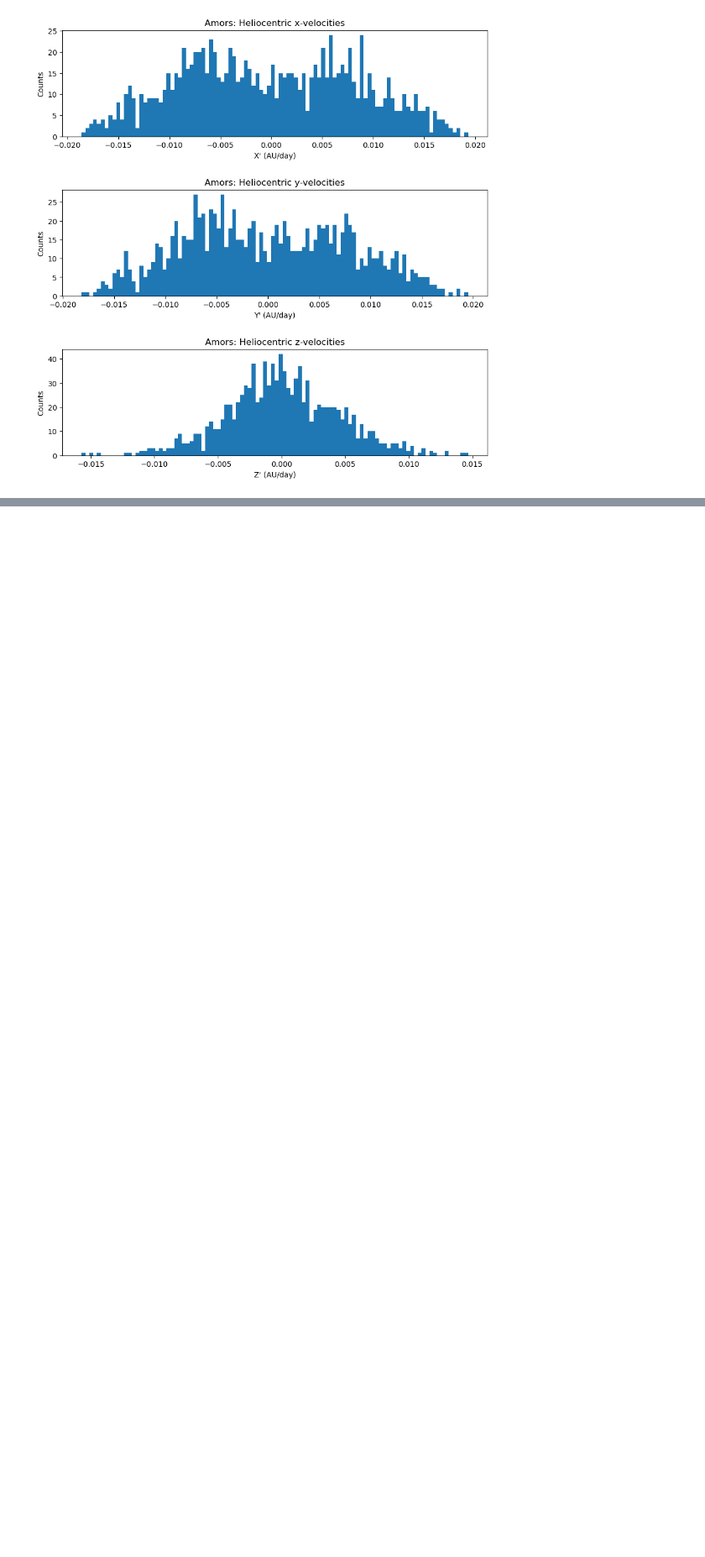
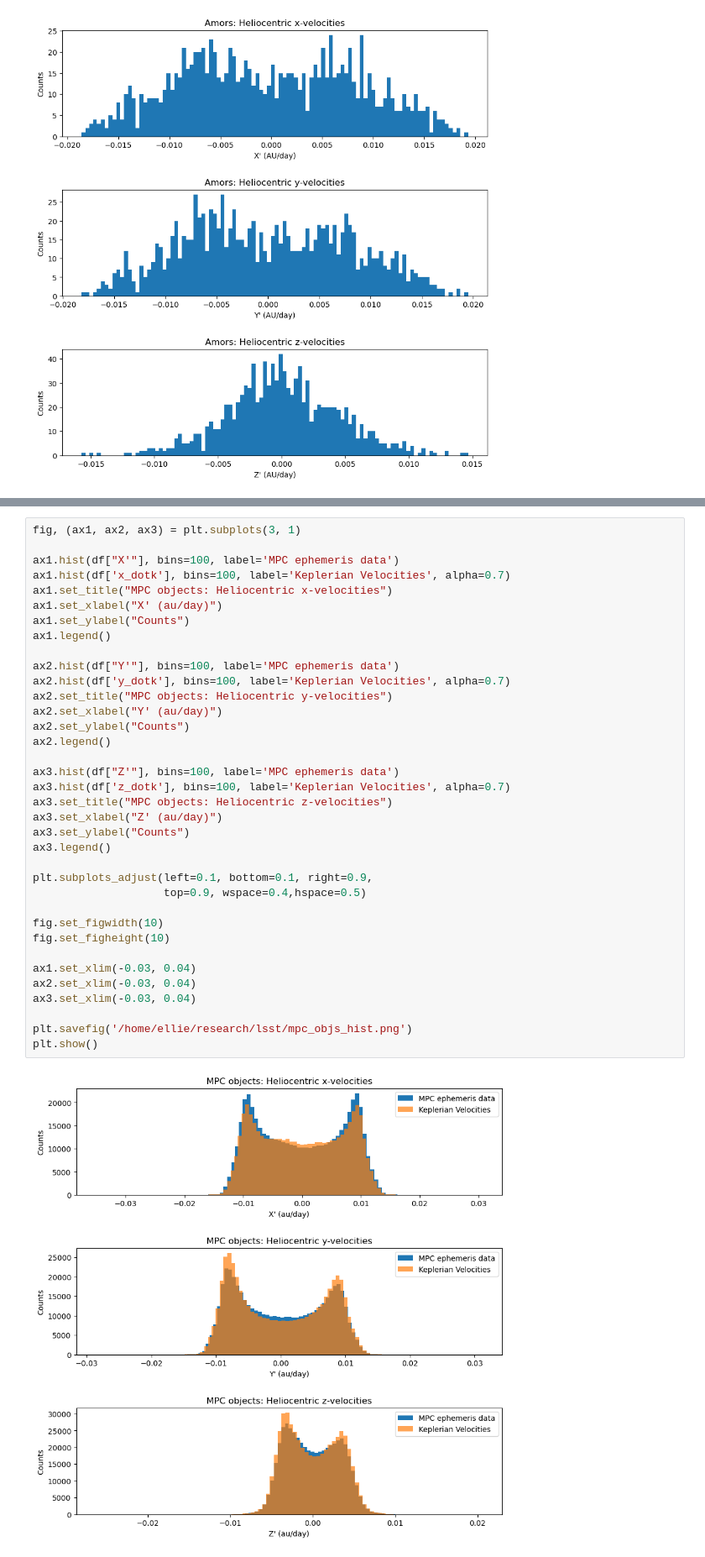
Before and after one commit to ewhite42/lsst_seti, a Jupyter notebook: sycorax_search/mpc_analysis.ipynb, the cells around one changed output, grey strips where cells are left out. Shown at 84% size. Saved outputs shown, nothing was run; the diff lists cells and outputs as text; blank space fills up the shorter version.

```diff
--- a/sycorax_search/mpc_analysis.ipynb
+++ b/sycorax_search/mpc_analysis.ipynb
@@ -292,0 +300,38 @@ plt.show()
+# %%
+fig, (ax1, ax2, ax3) = plt.subplots(3, 1)
+
+ax1.hist(df["X'"], bins=100, label='MPC ephemeris data')
+ax1.hist(df['x_dotk'], bins=100, label='Keplerian Velocities', alpha=0.7)
+ax1.set_title("MPC objects: Heliocentric x-velocities")
+ax1.set_xlabel("X' (au/day)")
+ax1.set_ylabel("Counts")
+ax1.legend()
+
+ax2.hist(df["Y'"], bins=100, label='MPC ephemeris data')
+ax2.hist(df['y_dotk'], bins=100, label='Keplerian Velocities', alpha=0.7)
+ax2.set_title("MPC objects: Heliocentric y-velocities")
+ax2.set_xlabel("Y' (au/day)")
+ax2.set_ylabel("Counts")
+ax2.legend()
+
+ax3.hist(df["Z'"], bins=100, label='MPC ephemeris data')
+ax3.hist(df['z_dotk'], bins=100, label='Keplerian Velocities', alpha=0.7)
+ax3.set_title("MPC objects: Heliocentric z-velocities")
+ax3.set_xlabel("Z' (au/day)")
+ax3.set_ylabel("Counts")
+ax3.legend()
+
+plt.subplots_adjust(left=0.1, bottom=0.1, right=0.9,
+                    top=0.9, wspace=0.4,hspace=0.5)
+
+fig.set_figwidth(10)
+fig.set_figheight(10)
+
+ax1.set_xlim(-0.03, 0.04)
+ax2.set_xlim(-0.03, 0.04)
+ax3.set_xlim(-0.03, 0.04)
+
+plt.savefig('/home/ellie/research/lsst/mpc_objs_hist.png')
+plt.show()
+# %% [output]
+[figure, added]
```
Also changed, not shown: parts of 9 cells of this notebook, 4 other files.
